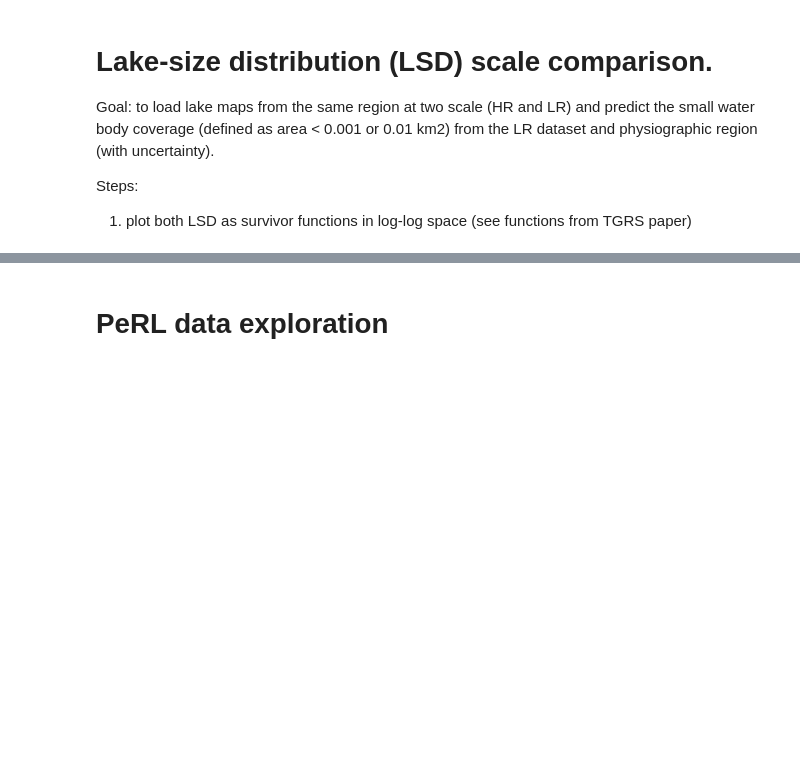
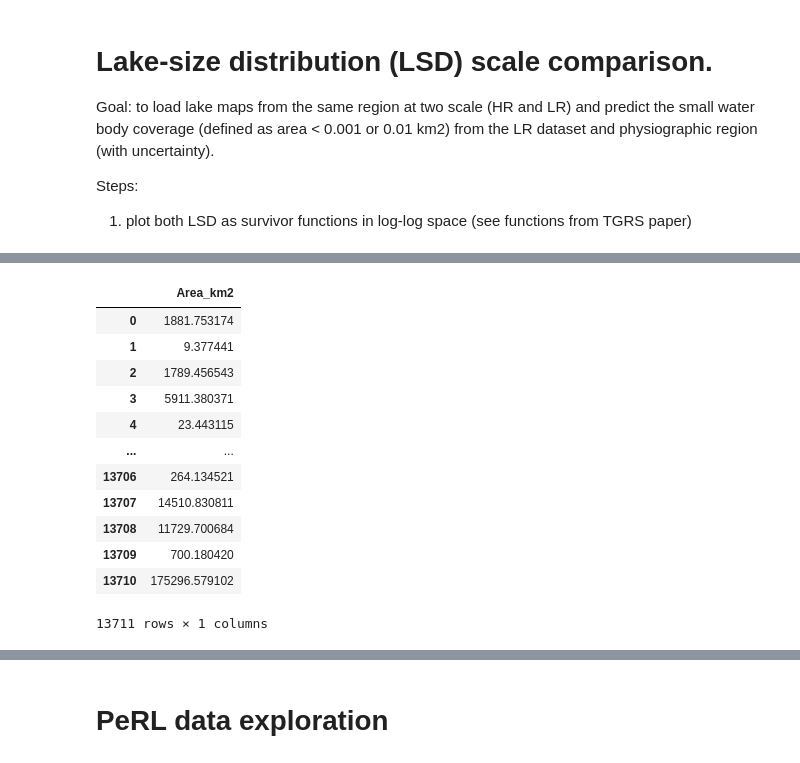
Before and after one commit to ekcomputer/lake-area, a Jupyter notebook: LSD_scale_comparison.ipynb, the cells around one changed output, grey strips where cells are left out. Cells and saved outputs as stored; diff of their text form; code cells hidden in the pictures; blank space fills up the shorter version.

```diff
--- a/LSD_scale_comparison.ipynb
+++ b/LSD_scale_comparison.ipynb
@@ -54,0 +128,16 @@ os.makedirs(analysis_dir, exist_ok=True)
+# %%
+lsd
+# %% [output]
+|  | Area_km2 |
+| 0 | 1881.753174 |
+| 1 | 9.377441 |
+| 2 | 1789.456543 |
+| 3 | 5911.380371 |
+| 4 | 23.443115 |
+| ... | ... |
+| 13706 | 264.134521 |
+| 13707 | 14510.830811 |
+| 13708 | 11729.700684 |
+| 13709 | 700.180420 |
+| 13710 | 175296.579102 |
+13711 rows × 1 columns
```
Also changed, not shown: parts of 11 cells of this notebook.
